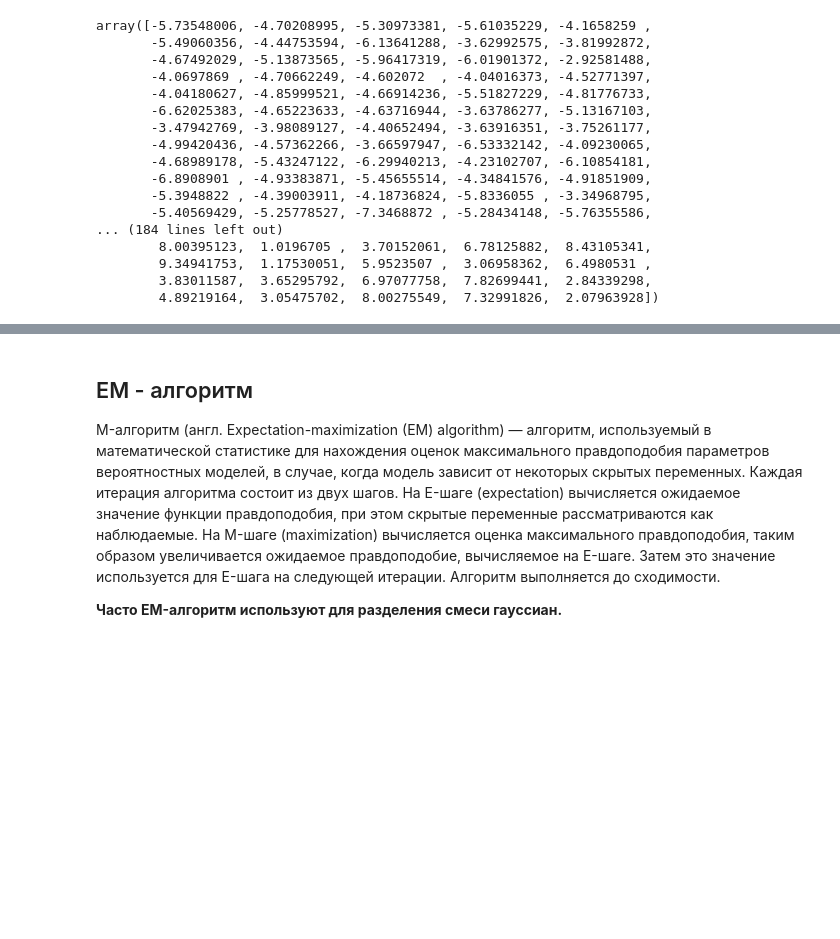
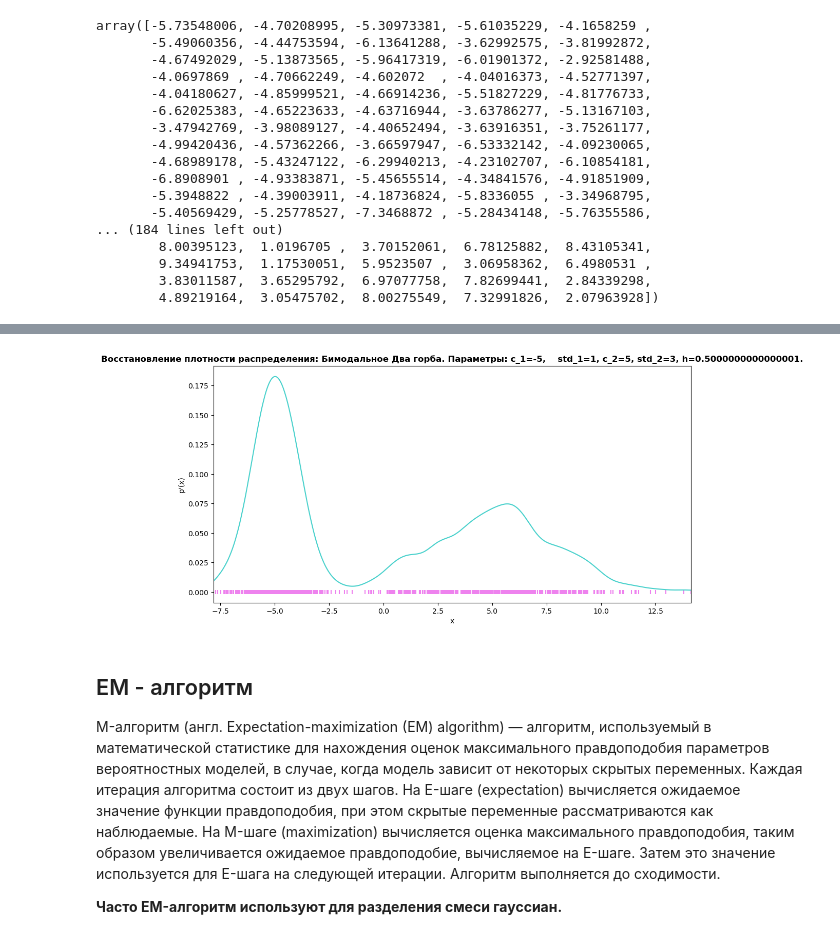
Before and after one commit to natalia-sd/AI-andstuff, a Jupyter notebook: lab_5/lab_5.ipynb, the cells around one changed output, grey strips where cells are left out. Cells and saved outputs as stored; diff of their text form; code cells hidden in the pictures; blank space fills up the shorter version.

```diff
--- a/lab_5/lab_5.ipynb
+++ b/lab_5/lab_5.ipynb
@@ -431,7 +394,0 @@ plt.show()
-# %%
-import copy
-def LOO(data, h):
-    loo = 0
-    for i in range(len(data)):
-        loo -= math.log(ParzRos_score2(data[i], h, copy.copy(data[:i] + data[i+1:]), gauss_kernel))
-    return loo
@@ -471,3 +461,7 @@ print(f"Значение по м. LOO для h = 0.1: {LOO(bi_data2.tolist(), 0.
+# %%
+plot_2D(bi_data2, 'Бимодальное Два горба', -5, 1, 5, 3, h_min, 1000, ['mediumturquoise', 'violet'])
+# %% [output]
+[figure, added]
 # %% [markdown]
 <a id='op5'></a>
 ## ЕМ - алгоритм
```
Also changed, not shown: parts of 16 cells of this notebook.
